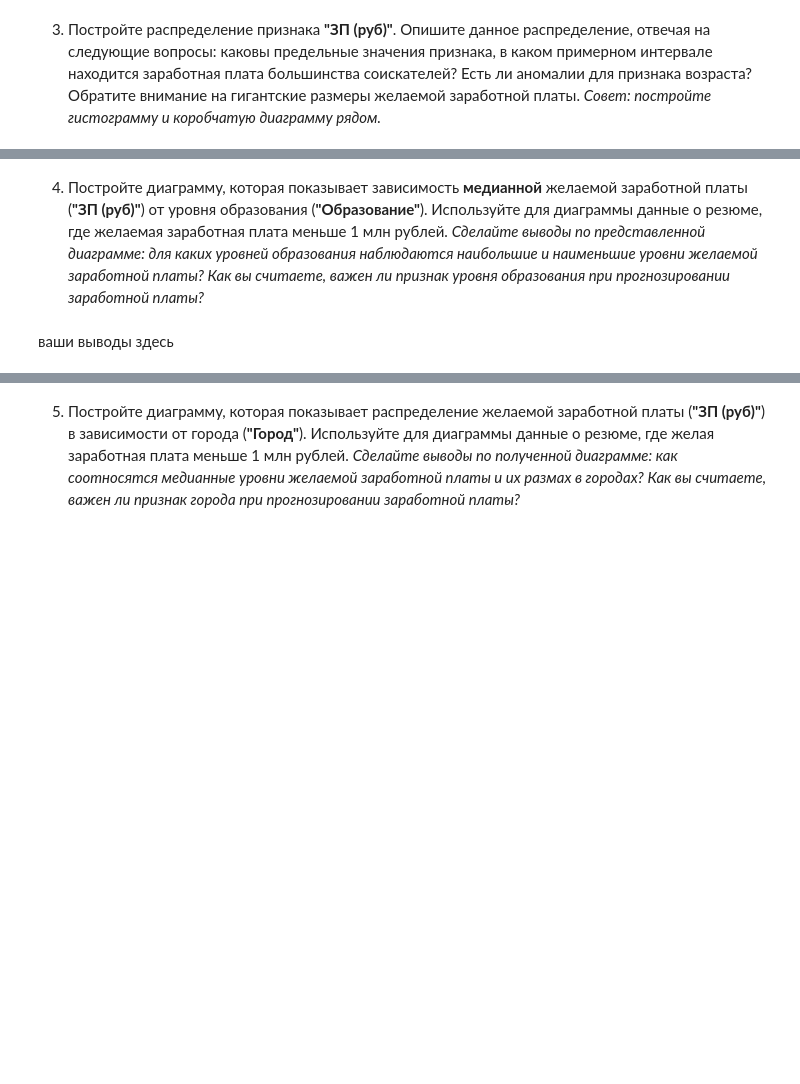
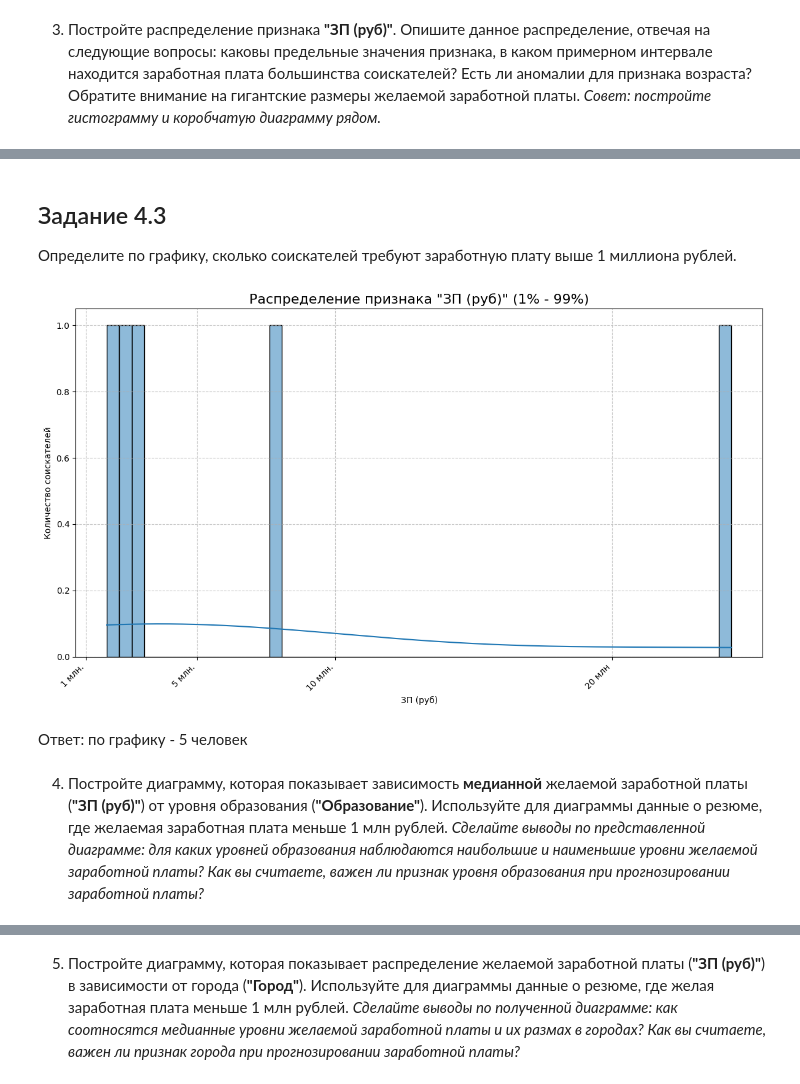
Before and after one commit to orenkant/MIFI, a Jupyter notebook: PYTHON_Сессионное_задание.ipynb, the cells around one changed output, grey strips where cells are left out. Drawn from its saved outputs; the diff is of its cells as text; code cells hidden in the pictures; blank space fills up the shorter version.

```diff
--- a/PYTHON_Сессионное_задание.ipynb
+++ b/PYTHON_Сессионное_задание.ipynb
@@ -463,3 +750,38 @@ merged_left_df['ЗП (руб)'].median()
+# %% [markdown]
+## Задание 4.3
+Определите по графику, сколько соискателей требуют заработную плату выше 1 миллиона рублей.
+# %%
+graph_df3 = graph_df[graph_df['ЗП (руб)'] > 1000000].copy()
+# %%
+fig, ax = plt.subplots(figsize=(12, 7))
+
+sns.histplot(
+        data=graph_df3,
+        x='ЗП (руб)',
+        kde=True,
+        bins=50,
+        ax=ax
+    )
+
+ax.set_title('Распределение признака "ЗП (руб)" (1% - 99%)', fontsize=16)
+ax.set_xlabel('ЗП (руб)') # Теперь xlabel нужен
+ax.set_ylabel('Количество соискателей')
+ax.grid(True, linestyle='--', alpha=0.7)
+
+start_tick = 1000000
+end_tick = graph_df['ЗП (руб)'].max()
+tick_positions = [1000000, 5000000, 10000000, 20000000]
+tick_labels = ['1 млн.', '5 млн.', '10 млн.', '20 млн']
+
+ax.set_xticks(tick_positions)
+ax.set_xticklabels(tick_labels, rotation=45, ha='right')
+
+plt.tight_layout()
+plt.show()
+# %% [output]
+[figure, added]
+# %% [markdown]
+Ответ: по графику - 5 человек
 # %% [markdown]
 4. Постройте диаграмму, которая показывает зависимость **медианной** желаемой заработной платы (**"ЗП (руб)"**) от уровня образования (**"Образование"**). Используйте для диаграммы данные о резюме, где желаемая заработная плата меньше 1 млн рублей.
 *Сделайте выводы по представленной диаграмме: для каких уровней образования наблюдаются наибольшие и наименьшие уровни желаемой заработной платы? Как вы считаете, важен ли признак уровня образования при прогнозировании заработной платы?*
@@ -468,2 +787,0 @@ merged_left_df['ЗП (руб)'].median()
-# %% [markdown]
-ваши выводы здесь
```
Also changed, not shown: parts of 99 cells of this notebook.
